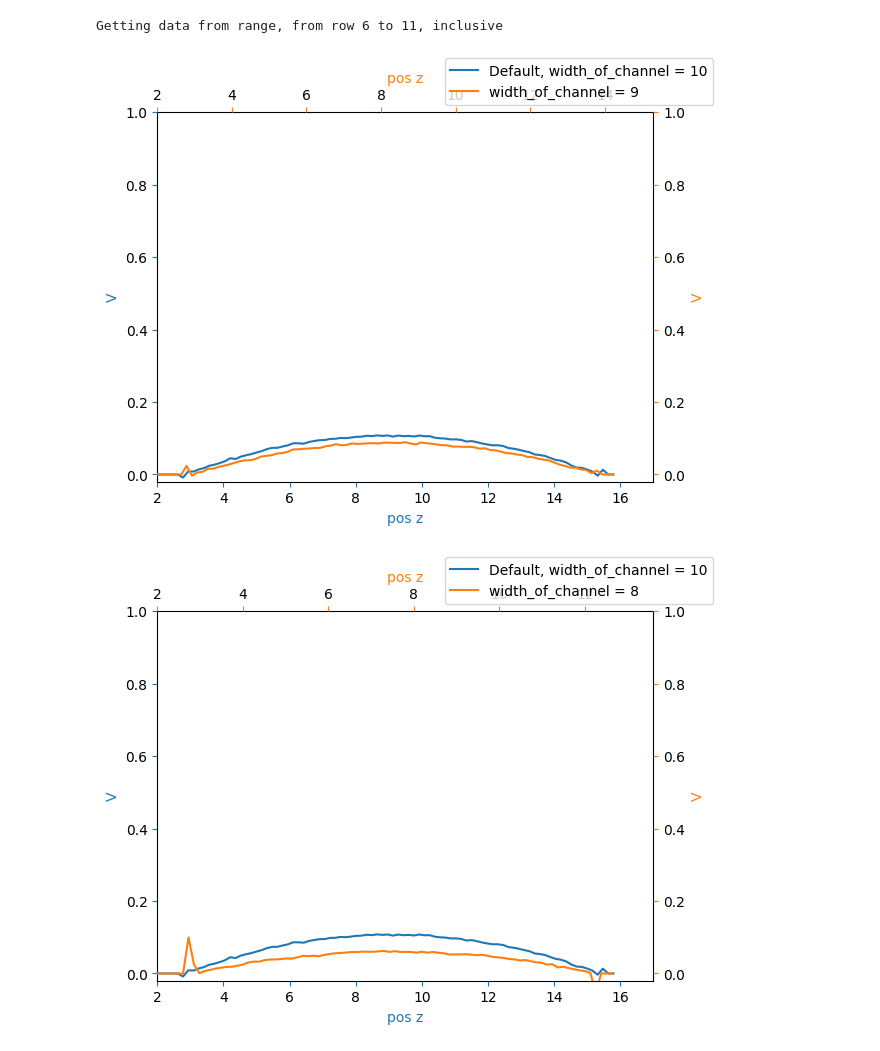
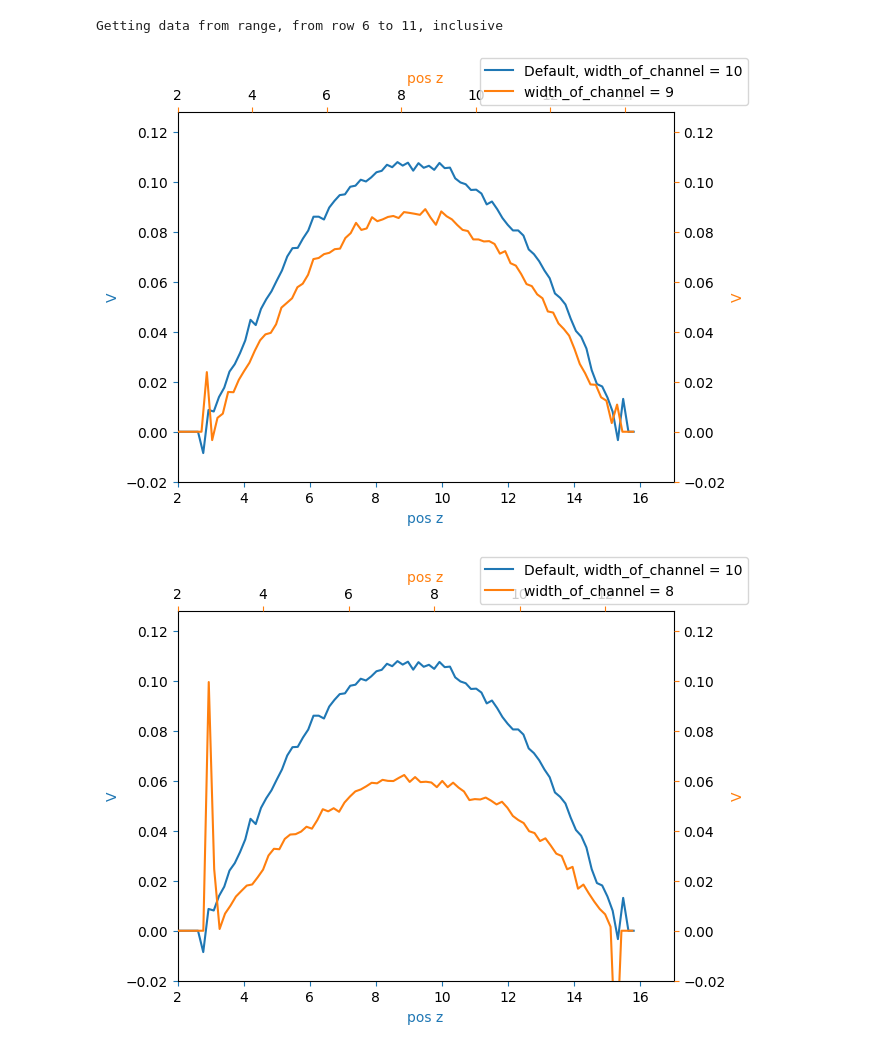
Before and after one commit to Cyandied/MathPhyscisSubjectModuleProject, a Jupyter notebook: DataDisplay/simulationData.ipynb, the cells around one changed output. Cells and saved outputs as stored; diff of their text form; code cells hidden in the pictures.

```diff
--- a/DataDisplay/simulationData.ipynb
+++ b/DataDisplay/simulationData.ipynb
@@ -23,7 +23,12 @@ def Data(studentName:str,cellRow:int):
     #Iterate over all colums and gather data about simulation parameters
     for i in ["B","C","D","E","F","G","H","I"]:
         simulationParams[((sheet[f'{i}1'].value).lower()).replace(" ","_")] = sheet[f'{i}{cellRow}'].value
-    return {"filePath":filePath,"simulationParams":simulationParams}
+    table = None
+    try:
+        table = pd.read_csv(filePath,delimiter=" ",header=None,names=["Z","D","V","T"])
+    except:
+        print(f'File {filePath} probably not found, irregardless there is no pandas table...')
+    return {"filePath":filePath,"simulationParams":simulationParams,"table":table}
 
 
 def getSeveralSims(studentName:str, rows:list=[],rowRange:list=[]):
@@ -74,8 +79,8 @@ def cleanSpikes(velocity):
     return newz
 
 #Function purely to not have to look at this exact code over and over again
-def plotInFigure(plot:plt.Axes,sim:dict,label:str,plottype:str,default:pd.DataFrame=None):
-    table = pd.read_csv(sim["filePath"],delimiter=" ",header=None,names=["Z","D","V","T"])
+def plotInFigure(plot:plt.Axes,sim:dict,label:str,plottype:str,default:dict=None):
+    table = sim["table"]
     plot.plot(table["Z"],cleanSpikes(table[plottype]) if (plottype == "V") else table[plottype],label=label,color="C0" if default==None else "C1")
     plot.set_xlabel("pos z",color="C0" if default==None else "C1")
     plot.set_ylabel(plottype,color="C0" if default==None else "C1")
@@ -95,35 +100,35 @@ def plotInFigure(plot:plt.Axes,sim:dict,label:str,plottype:str,default:pd.DataFr
 def plotMySim(sim:Data,default:Data,plotType:str):
     simName = ""
     defaultName = ""
     #We figure out how the simulation is different from the default, we use this for telling them apart in naming and labels
     for key,value in sim["simulationParams"].items():
         #We ignore any discrepencies in timeblocks and steps per timeblock as we arent really interested in what happens when we vary them
         if key == "timeblocks" or key == "steps_per_timeblock":
             continue
         if value != default["simulationParams"][key]:
             simName = f'{key} = {value}'
             defaultName = f'Default, {key} = {default["simulationParams"][key]}'
 
     fig = plt.figure()
     fig.align_ylabels()
 
     defaultPlot = fig.add_subplot(111,label="default")
     simPlot = fig.add_subplot(111,label=simName,frame_on=False)
 
-    ylim = max(defaultPlot.get_ylim()[1],simPlot.get_ylim()[1])
+    ylim = max(max(cleanSpikes(default["table"][plotType])),max(cleanSpikes(sim["table"][plotType]))) if plotType == "V" else max(max(default["table"][plotType]),max(sim["table"][plotType]))
 
-    defaultPlot.set_ylim((-0.02, ylim))
-    simPlot.set_ylim((-0.02, ylim))
+    defaultPlot.set_ylim((-0.02, ylim+0.02))
+    simPlot.set_ylim((-0.02, ylim+0.02))
 
     plotInFigure(defaultPlot,default,defaultName,plotType)
     plotInFigure(simPlot,sim,simName,plotType,default)
 
     fig.legend()
     plt.show()
 
 #Makes a plot for every sim I have gotten earlier
 for i in range(len(sims)):
     plotMySim(sims[i],default,"V")
 # %% [output]
-[figure, old version]
+[figure, new version]
-[figure, old version]
+[figure, new version]
```
Also changed, not shown: parts of 1 cell of this notebook.
